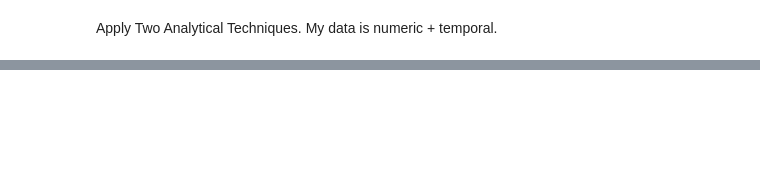
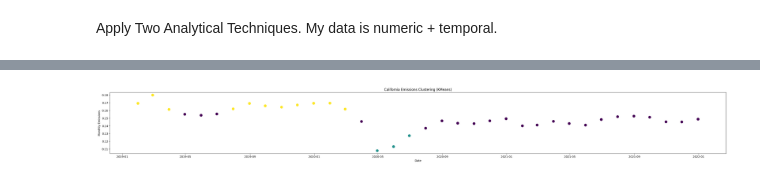
Before and after one commit to Williardm/CARBONEMISSION, a Jupyter notebook: Assignment.ipynb, the cells around one changed output, grey strips where cells are left out. Drawn from its saved outputs; the diff is of its cells as text; code cells hidden in the pictures; blank space fills up the shorter version.

```diff
--- a/Assignment.ipynb
+++ b/Assignment.ipynb
@@ -182,0 +362,3 @@ This technique is valuable because it reveals patterns not visible in simple ave
+# %%
+#set date as index
+california_df = california_df.set_index('date')
@@ -182,0 +380,4 @@ This technique is valuable because it reveals patterns not visible in simple ave
+# %%
+monthly_ca = california_df['emissions'].resample('M').mean().to_frame()
+monthly_ca.columns = ['emissions']
+monthly_ca.head()
@@ -182,0 +392,18 @@ This technique is valuable because it reveals patterns not visible in simple ave
+# %%
+#scale the emissions data
+X = monthly_ca[['emissions']]
+X_scaled = StandardScaler().fit_transform(X)
+# %%
+#Apply KMeans clustering (k=3)
+kmeans = KMeans(n_clusters=3, random_state=42)
+monthly_ca['cluster'] = kmeans.fit_predict(X_scaled)
+# %%
+#Visualize Clusters
+plt.figure(figsize=(40,4))
+plt.scatter(monthly_ca.index, monthly_ca['emissions'], c=monthly_ca['cluster'], s=80)
+plt.title("California Emissions Clustering (KMeans)")
+plt.xlabel("Date")
+plt.ylabel("Monthly Emissions")
+plt.show()
+# %% [output]
+[figure, added]
```
Also changed, not shown: parts of 58 cells of this notebook, 16 other files.
